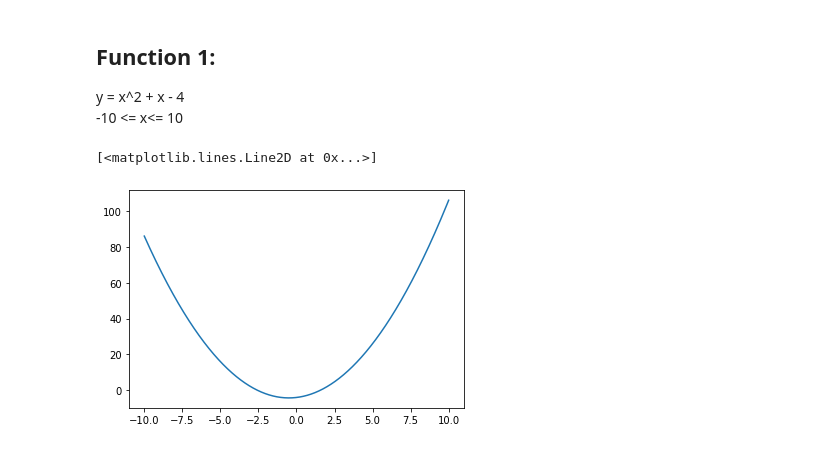
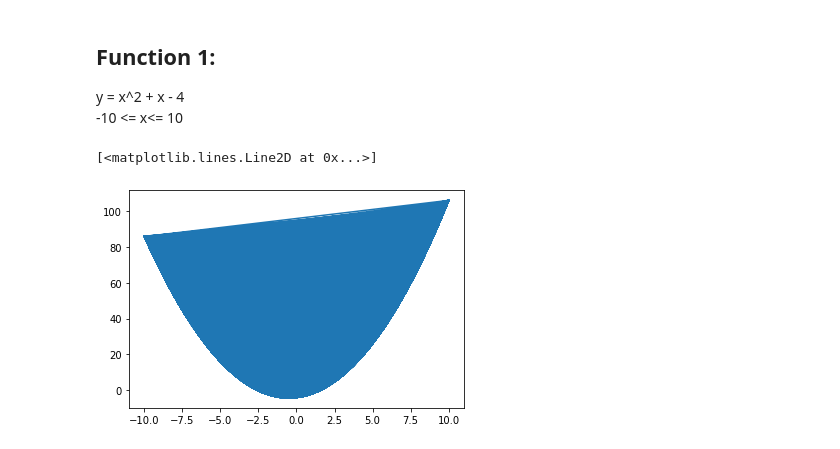
Before and after one commit to conorosully/deep-learning, a Jupyter notebook: src/Neural Network Approximations.ipynb, the cells around one changed output. Drawn from its saved outputs; the diff is of its cells as text; code cells hidden in the pictures.

```diff
--- a/src/Neural Network Approximations.ipynb
+++ b/src/Neural Network Approximations.ipynb
@@ -26,14 +26,15 @@ y = x^2 + x - 4
 -10 <= x<= 10
 # %%
 #Create data
-n_points = 10000
+n_points = 100000
 
 x = np.linspace(-10,10,n_points) #Create 1000 data points between -10 and 10
+np.random.shuffle(x)
 y = x**2 + x - 4
 
-plt.plot(x, y)
+plt.plot(x, y,)
 # %% [output]
 [<matplotlib.lines.Line2D at 0x...>]
-[figure, old version]
+[figure, new version]
 # %%
 feat_x = tf.feature_column.numeric_column('x')
```
Also changed, not shown: parts of 4 cells of this notebook.
